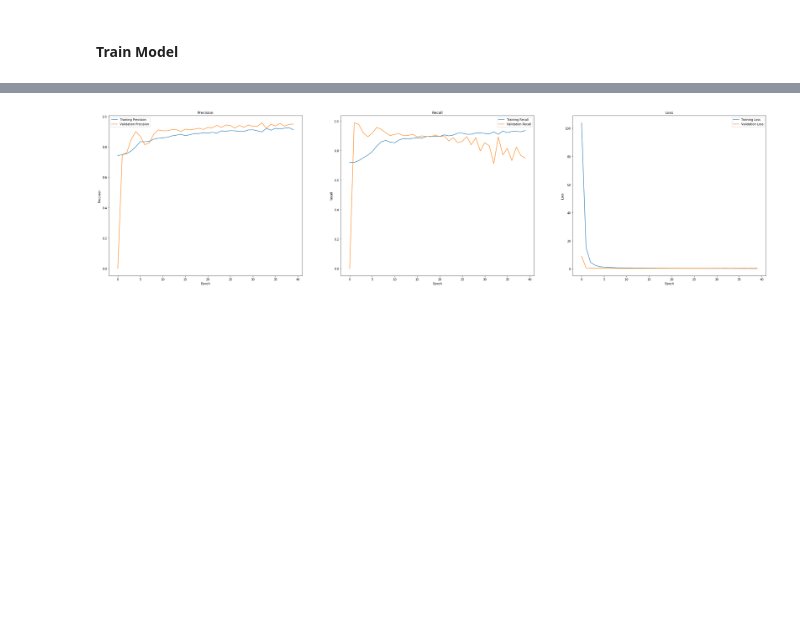
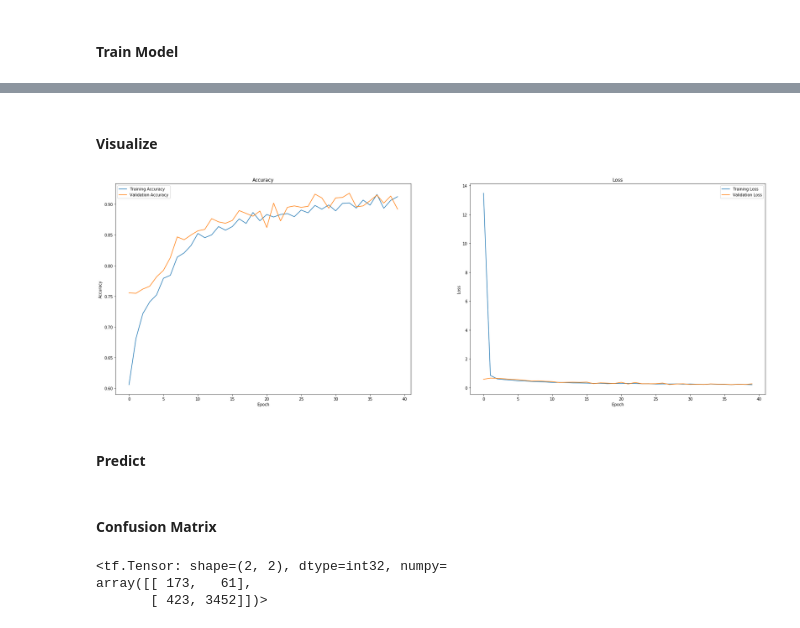
Before and after one commit to siddarth-c/MachineLearning, a Jupyter notebook: DeepLearning/PNEUMONIA or NOT.ipynb, the cells around one changed output, grey strips where cells are left out. Drawn from its saved outputs; the diff is of its cells as text; code cells hidden in the pictures; blank space fills up the shorter version.

```diff
--- a/DeepLearning/PNEUMONIA or NOT.ipynb
+++ b/DeepLearning/PNEUMONIA or NOT.ipynb
@@ -23,7 +27,7 @@ path=r'C:\Users\ADMIN\xray\train\NORMAL\*.jpeg'
 
 for filename in glob.glob(path):
     im=Image.open(filename).convert('L') # convert('L') - converts RGB images (if any) to grayscale
-    img = im.resize((300, 300))
+    img = im.resize((100, 100))
     train_x.append(tf.keras.preprocessing.image.img_to_array(img))
 # %% [markdown]
 #### Create train_y of size NORMAL with zeros
@@ -37,7 +41,7 @@ path=r'C:\Users\ADMIN\xray\train\PNEUMONIA\*.jpeg'
 
 for filename in glob.glob(path):
     im=Image.open(filename).convert('L') # convert('L') - converts RGB images (if any) to grayscale
-    img = im.resize((300, 300))
+    img = im.resize((100, 100))
     train_x.append(tf.keras.preprocessing.image.img_to_array(img))
 # %% [markdown]
 #### Concatenate train_y  with ones of size PNEUMONIA
@@ -93,15 +141,15 @@ tx,vx,ty,vy=train_test_split(trainx,trainy)
 #### Train Model
 # %%
 tf.random.set_seed(1234)
-es=tf.keras.callbacks.EarlyStopping(monitor='loss',patience=5)
+es=tf.keras.callbacks.EarlyStopping(monitor='loss',patience=5) # to prevent overfitting
 
 model=tf.keras.Sequential(
 [
-    layers.Conv2D(filters=8, kernel_size=(3, 3), activation='relu', padding='same'),
+    layers.Conv2D(filters=60, kernel_size=(3, 3), activation='relu', padding='same'),
     layers.MaxPooling2D(pool_size=(4, 4)),
     layers.Dropout(0.25),
 
-    layers.Conv2D(16, (3, 3), activation='relu'),
+    layers.Conv2D(40, (3, 3), activation='relu'),
     layers.MaxPooling2D(pool_size=(8, 8)),
     layers.Dropout(0.2),
 
@@ -112,7 +160,7 @@ model=tf.keras.Sequential(
 
 ])
 
-model.compile(loss='BinaryCrossentropy',optimizer='adam',metrics=[tf.keras.metrics.Precision(),tf.keras.metrics.Recall()])
-mod=model.fit(tx,ty,validation_data=(vx,vy),batch_size=500,epochs=40,callbacks=[es])
+model.compile(loss='BinaryCrossentropy',optimizer='adam',metrics=['accuracy'])
+mod=model.fit(tx,ty,validation_data=(vx,vy),batch_size=300,epochs=40,callbacks=[es])
 # %% [output]
 Epoch 1/40
@@ -135,30 +183,26 @@ Epoch 40/40
+# %% [markdown]
+#### Visualize
 # %%
-fig=plt.subplots(figsize=(40,10))
+fig=plt.subplots(figsize=(30,10))
 
-plt.subplot(1,3,1)
-plt.plot(mod.history['precision_2'])
-plt.plot(mod.history['val_precision_2'])
-plt.title('Precision')
+plt.subplot(1,2,1)
+plt.plot(mod.history['accuracy'])
+plt.plot(mod.history['val_accuracy'])
+plt.title('Accuracy')
 plt.xlabel('Epoch')
-plt.ylabel('Precision')
-plt.legend(['Training Precision','Validation Precision'])
+plt.ylabel('Accuracy')
+plt.legend(['Training Accuracy','Validation Accuracy'])
 
-plt.subplot(1,3,2)
-plt.plot(mod.history['recall_2'])
-plt.plot(mod.history['val_recall_2'])
-plt.title('Recall')
-plt.xlabel('Epoch')
-plt.ylabel('Recall')
-plt.legend(['Training Recall','Validation Recall'])
-
-plt.subplot(1,3,3)
+plt.subplot(1,2,2)
 plt.plot(mod.history['loss'])
 plt.plot(mod.history['val_loss'])
 plt.title('Loss')
 plt.xlabel('Epoch')
 plt.ylabel('Loss')
 plt.legend(['Training Loss','Validation Loss'])
 
 plt.show()
 # %% [output]
-[figure, old version]
+[figure, new version]
+# %% [markdown]
+#### Predict
@@ -164,0 +211,14 @@ plt.show()
+# %% [markdown]
+#### Confusion Matrix
+# %%
+for i in range(len(pred)):
+    if pred[i]>0.5:
+        pred[i]=1
+    else:
+        pred[i]=0
+
+tf.math.confusion_matrix(testy,pred)
+# %% [output]
+<tf.Tensor: shape=(2, 2), dtype=int32, numpy=
+array([[ 173,   61],
+       [ 423, 3452]])>
```
Also changed, not shown: parts of 22 cells of this notebook.
